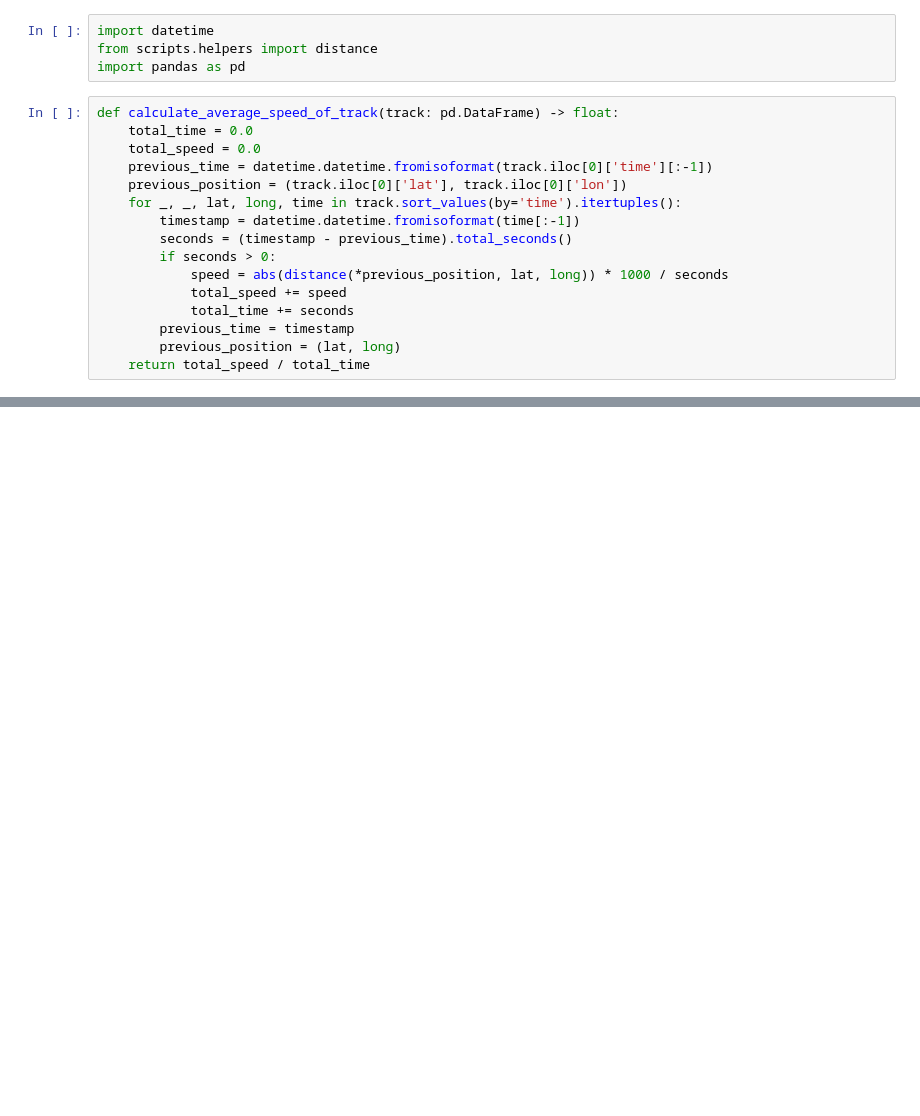
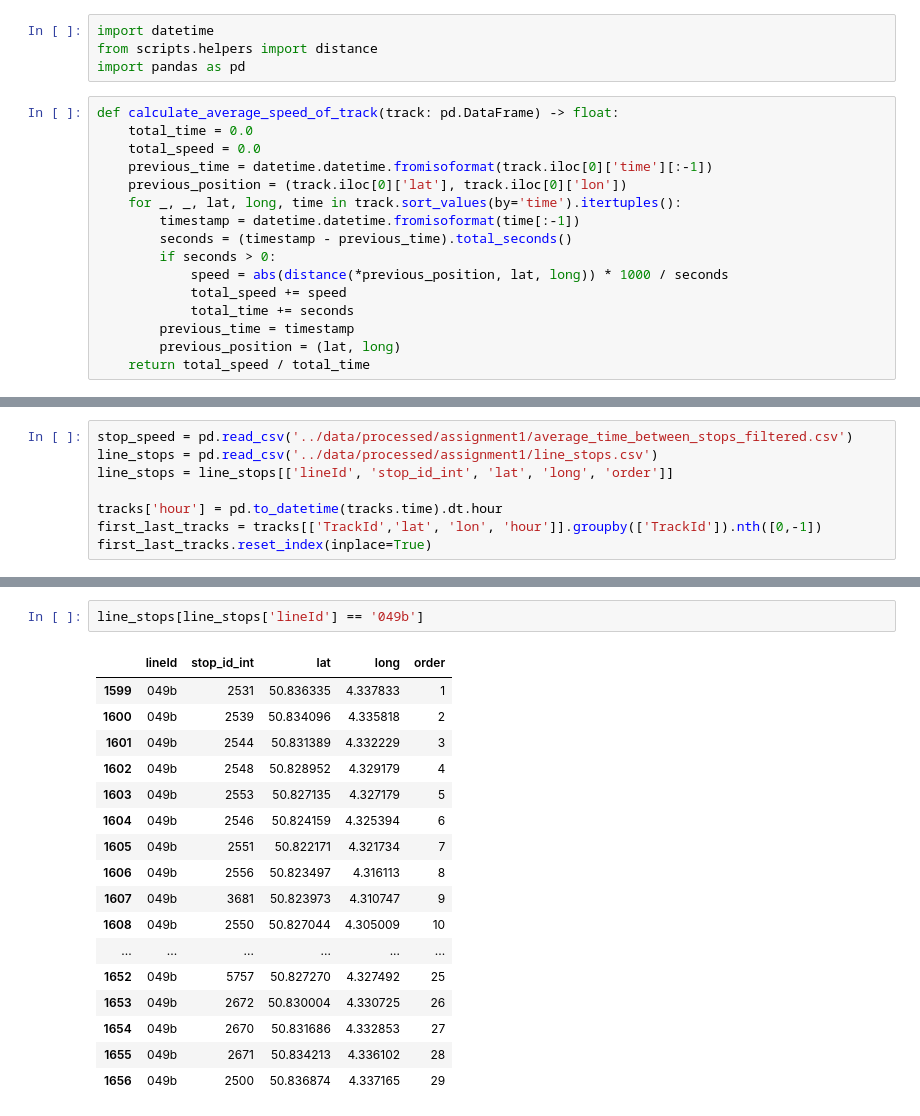
Before and after one commit to abroniewski/STIB-Hach-My-Ride, a Jupyter notebook: notebooks/assignment_4.ipynb, the cells around one changed output, grey strips where cells are left out. Cells and saved outputs as stored; diff of their text form; blank space fills up the shorter version.

Commit message:
assignment4 almost final

```diff
--- a/notebooks/assignment_4.ipynb
+++ b/notebooks/assignment_4.ipynb
@@ -187,0 +215,8 @@ for track_id in tracks['TrackId'].unique():
+# %%
+stop_speed = pd.read_csv('../data/processed/assignment1/average_time_between_stops_filtered.csv')
+line_stops = pd.read_csv('../data/processed/assignment1/line_stops.csv')
+line_stops = line_stops[['lineId', 'stop_id_int', 'lat', 'long', 'order']]
+
+tracks['hour'] = pd.to_datetime(tracks.time).dt.hour
+first_last_tracks = tracks[['TrackId','lat', 'lon', 'hour']].groupby(['TrackId']).nth([0,-1])
+first_last_tracks.reset_index(inplace=True)
@@ -187,0 +325,20 @@ for track_id in tracks['TrackId'].unique():
+# %%
+line_stops[line_stops['lineId'] == '049b']
+# %% [output]
+|  | lineId | stop_id_int | lat | long | order |
+| 1599 | 049b | 2531 | 50.836335 | 4.337833 | 1 |
+| 1600 | 049b | 2539 | 50.834096 | 4.335818 | 2 |
+| 1601 | 049b | 2544 | 50.831389 | 4.332229 | 3 |
+| 1602 | 049b | 2548 | 50.828952 | 4.329179 | 4 |
+| 1603 | 049b | 2553 | 50.827135 | 4.327179 | 5 |
+| 1604 | 049b | 2546 | 50.824159 | 4.325394 | 6 |
+| 1605 | 049b | 2551 | 50.822171 | 4.321734 | 7 |
+| 1606 | 049b | 2556 | 50.823497 | 4.316113 | 8 |
+| 1607 | 049b | 3681 | 50.823973 | 4.310747 | 9 |
+| 1608 | 049b | 2550 | 50.827044 | 4.305009 | 10 |
+| ... | ... | ... | ... | ... | ... |
+| 1652 | 049b | 5757 | 50.827270 | 4.327492 | 25 |
+| 1653 | 049b | 2672 | 50.830004 | 4.330725 | 26 |
+| 1654 | 049b | 2670 | 50.831686 | 4.332853 | 27 |
+| 1655 | 049b | 2671 | 50.834213 | 4.336102 | 28 |
+| 1656 | 049b | 2500 | 50.836874 | 4.337165 | 29 |
```
Also changed, not shown: parts of 12 cells of this notebook.
